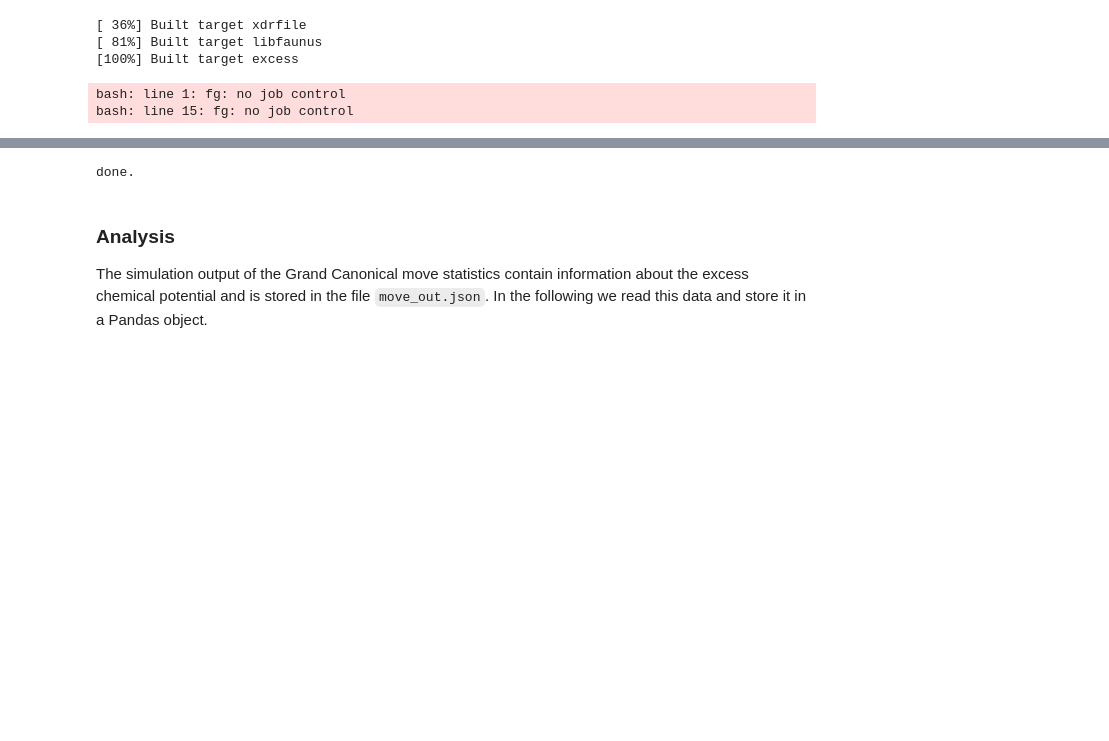
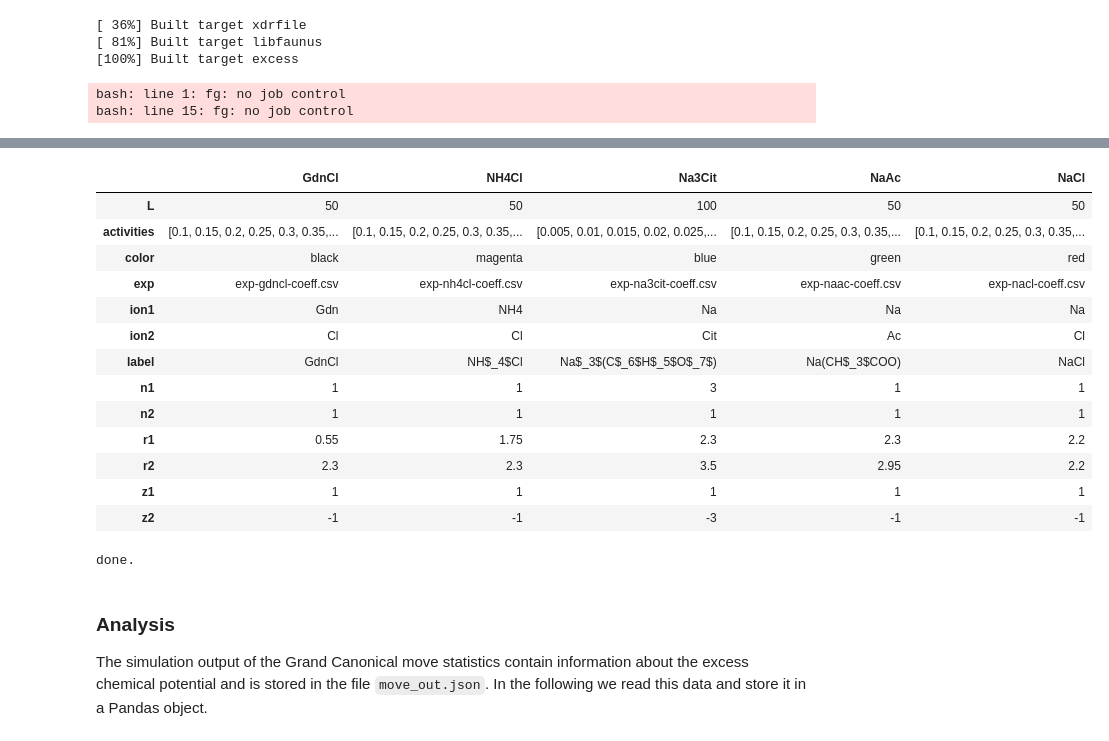
Before and after one commit to mlund/faunus-notebooks, a Jupyter notebook: activity-coefficients/excess.ipynb, the cells around one changed output, grey strips where cells are left out. Drawn from its saved outputs; the diff is of its cells as text; code cells hidden in the pictures; blank space fills up the shorter version.

```diff
--- a/activity-coefficients/excess.ipynb
+++ b/activity-coefficients/excess.ipynb
@@ -74,29 +86,45 @@ Wall time, number of cores etc. Currently for the slurm system.
 # %%
 # definition of salts (n=stoichiometry; z=valency; r=radius; L=box length; activities in mol/l)
-salts = pd.Series(
+salts = pd.DataFrame(
     {
         'NaCl' : pd.Series(
             dict(ion1='Na', ion2='Cl', n1=1, n2=1, z1=1, z2=-1, r1=2.2, r2=2.2, L=50,
                  activities=np.arange(0.1,1.6,0.05), exp='exp-nacl-coeff.csv',
                  color='red', label=u'NaCl' ) ),
         'Na3Cit' : pd.Series(
             dict(ion1='Na', ion2='Cit', n1=3, n2=1, z1=1, z2=-3, r1=2.3, r2=3.5, L=100,
                  activities=np.arange(0.005,0.1,0.005), exp='exp-na3cit-coeff.csv',
                  color='blue', label=u'Na$_3$(C$_6$H$_5$O$_7$)' ) ),
         'NaAc' : pd.Series(
             dict(ion1='Na', ion2='Ac', n1=1, n2=1, z1=1, z2=-1, r1=2.3, r2=2.95, L=50,
                  activities=np.arange(0.1,1.6,0.05), exp='exp-naac-coeff.csv',
                  color='green', label=u'Na(CH$_3$COO)' ) ),
         'NH4Cl' : pd.Series(
             dict(ion1='NH4', ion2='Cl', n1=1, n2=1, z1=1, z2=-1, r1=1.75, r2=2.3, L=50,
                  activities=np.arange(0.1,1.6,0.05), exp='exp-nh4cl-coeff.csv',
                  color='magenta', label=u'NH$_4$Cl' ) ),
         'GdnCl' : pd.Series(
             dict(ion1='Gdn', ion2='Cl', n1=1, n2=1, z1=1, z2=-1, r1=0.55, r2=2.3, L=50,
                  activities=np.arange(0.1,1.6,0.05), exp='exp-gdncl-coeff.csv',
                  color='black', label=u'GdnCl' ) )
     }
 )
+salts
+# %% [output]
+|  | GdnCl | NH4Cl | Na3Cit | NaAc | NaCl |
+| L | 50 | 50 | 100 | 50 | 50 |
+| activities | [0.1, 0.15, 0.2, 0.25, 0.3, 0.35,... | [0.1, 0.15, 0.2, 0.25, 0.3, 0.35,... | [0.005, 0.01, 0.015, 0.02, 0.025,... | [0.1, 0.15, 0.2, 0.25, 0.3, 0.35,... | [0.1, 0.15, 0.2, 0.25, 0.3, 0.35,... |
+| color | black | magenta | blue | green | red |
+| exp | exp-gdncl-coeff.csv | exp-nh4cl-coeff.csv | exp-na3cit-coeff.csv | exp-naac-coeff.csv | exp-nacl-coeff.csv |
+| ion1 | Gdn | NH4 | Na | Na | Na |
+| ion2 | Cl | Cl | Cit | Ac | Cl |
+| label | GdnCl | NH$_4$Cl | Na$_3$(C$_6$H$_5$O$_7$) | Na(CH$_3$COO) | NaCl |
+| n1 | 1 | 1 | 3 | 1 | 1 |
+| n2 | 1 | 1 | 1 | 1 | 1 |
+| r1 | 0.55 | 1.75 | 2.3 | 2.3 | 2.2 |
+| r2 | 2.3 | 2.3 | 3.5 | 2.95 | 2.2 |
+| z1 | 1 | 1 | 1 | 1 | 1 |
+| z2 | -1 | -1 | -3 | -1 | -1 |
 # %%
 %cd -q $workdir
 
```
Also changed, not shown: parts of 12 cells of this notebook, 1 other file.
